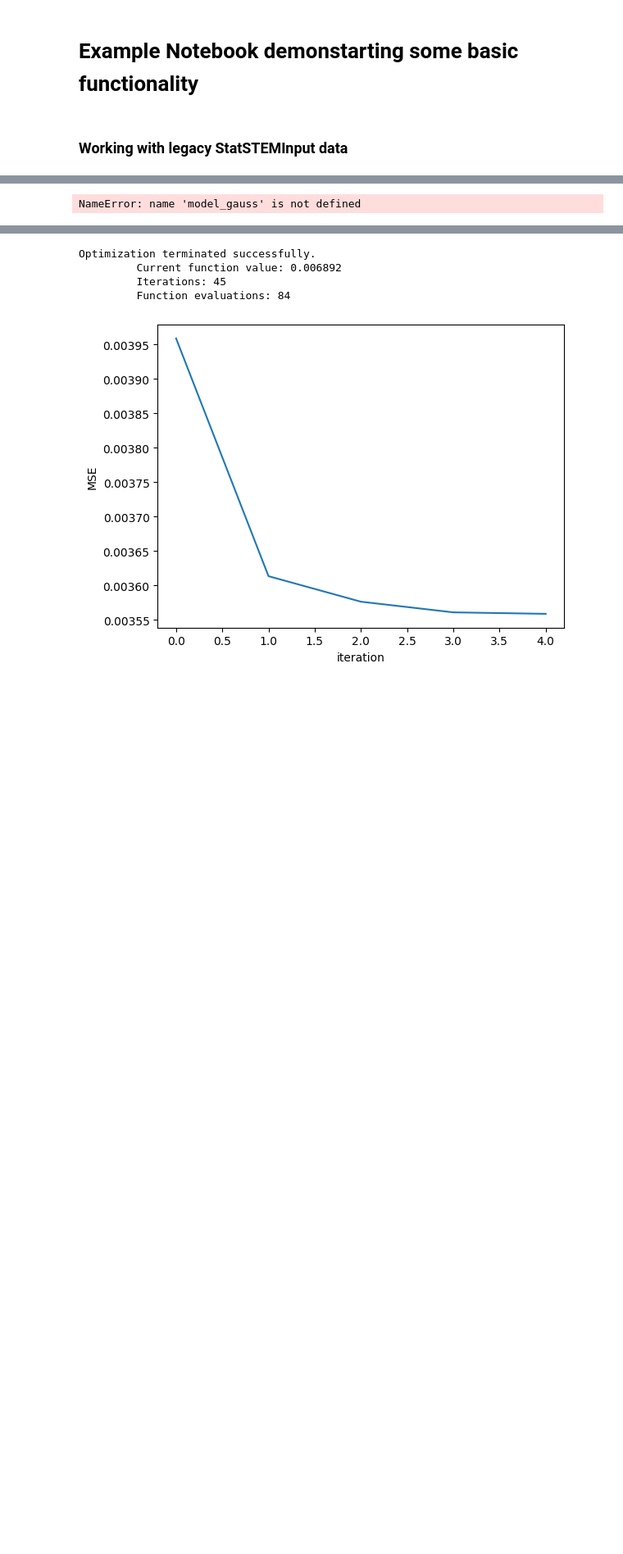
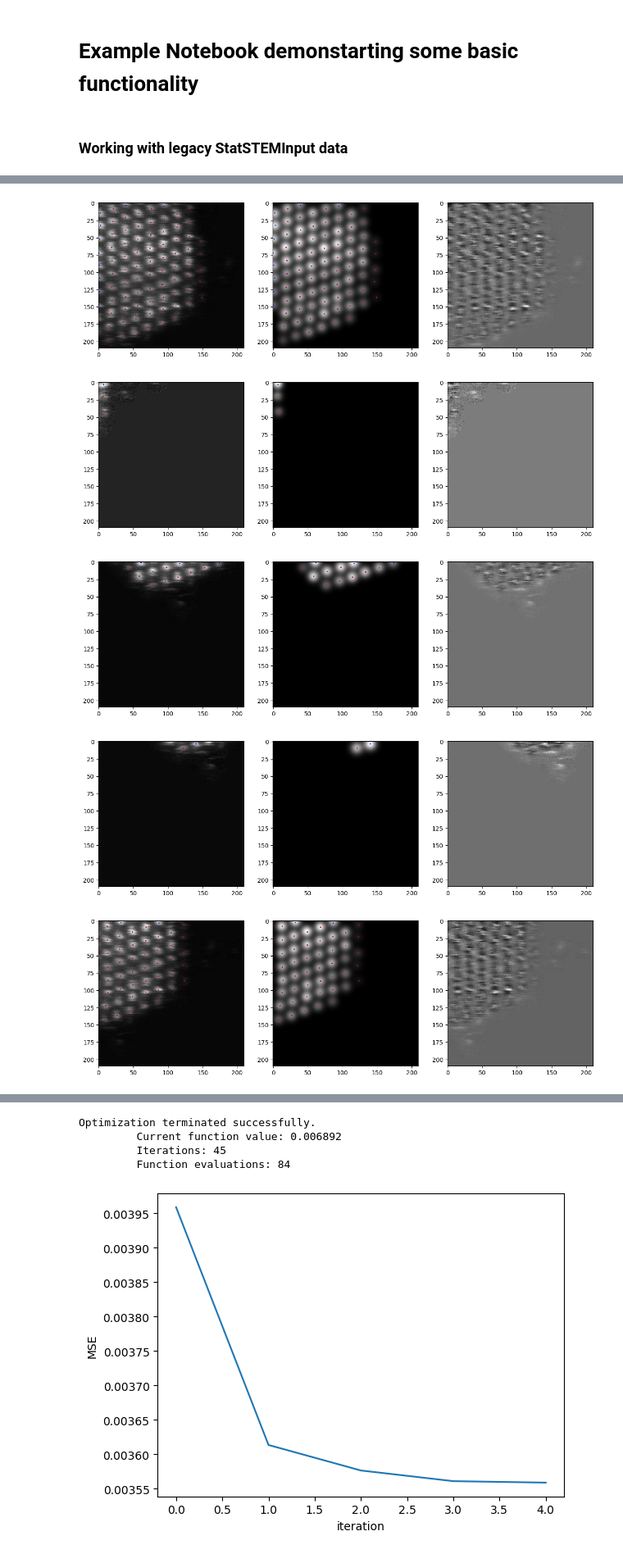
Before and after one commit to zezhong-zhang/qem, a Jupyter notebook: examples/examples_jax.ipynb, the cells around one changed output, grey strips where cells are left out. Shown at 82% size. Drawn from its saved outputs; the diff is of its cells as text; code cells hidden in the pictures; blank space fills up the shorter version.

```diff
--- a/examples/examples_jax.ipynb
+++ b/examples/examples_jax.ipynb
@@ -55,12 +38,18 @@ ModuleNotFoundError: No module named 'numba'
 # %%
-from pyexpat import model
-from pyStatSTEM.fit_jax import ImageModelFitting
+from qem.fitting import ImageModelFitting
 
 
 model_gauss=ImageModelFitting(image, pixel_size=dx)
 # %matplotlib qt5
 # model_gauss.find_peaks()
 model_gauss.same_width = True
-model_gauss.import_coordinates(input_coordinates[:,[1,0]])
+model_gauss.import_coordinates(input_coordinates)
 # model_gauss.fit(model='gaussian',step_size=0.01, max_iter=100, tol=1e-3)
-model_gauss.segment_and_fit_gradient(model='gaussian', step_size=0.001, max_iter=1000, tol=1e-3,plot=True,buffer_size=5,patch_size =200)
+params = model_gauss.init_params()
+model_gauss.fit_patch(params, step_size=0.001, maxiter=1000, tol=1e-3,plot=True,buffer_size=5,patch_size =200, mode='random')
+# %% [output]
+[figure, added]
+[figure, added]
+[figure, added]
+[figure, added]
+[figure, added]
@@ -67,4 +74,0 @@ model_gauss.segment_and_fit_gradient(model='gaussian', step_size=0.001, max_iter
-# %%
-model_gauss.plot()
-# %% [output]
-NameError: name 'model_gauss' is not defined
```
Also changed, not shown: parts of 14 cells of this notebook.
